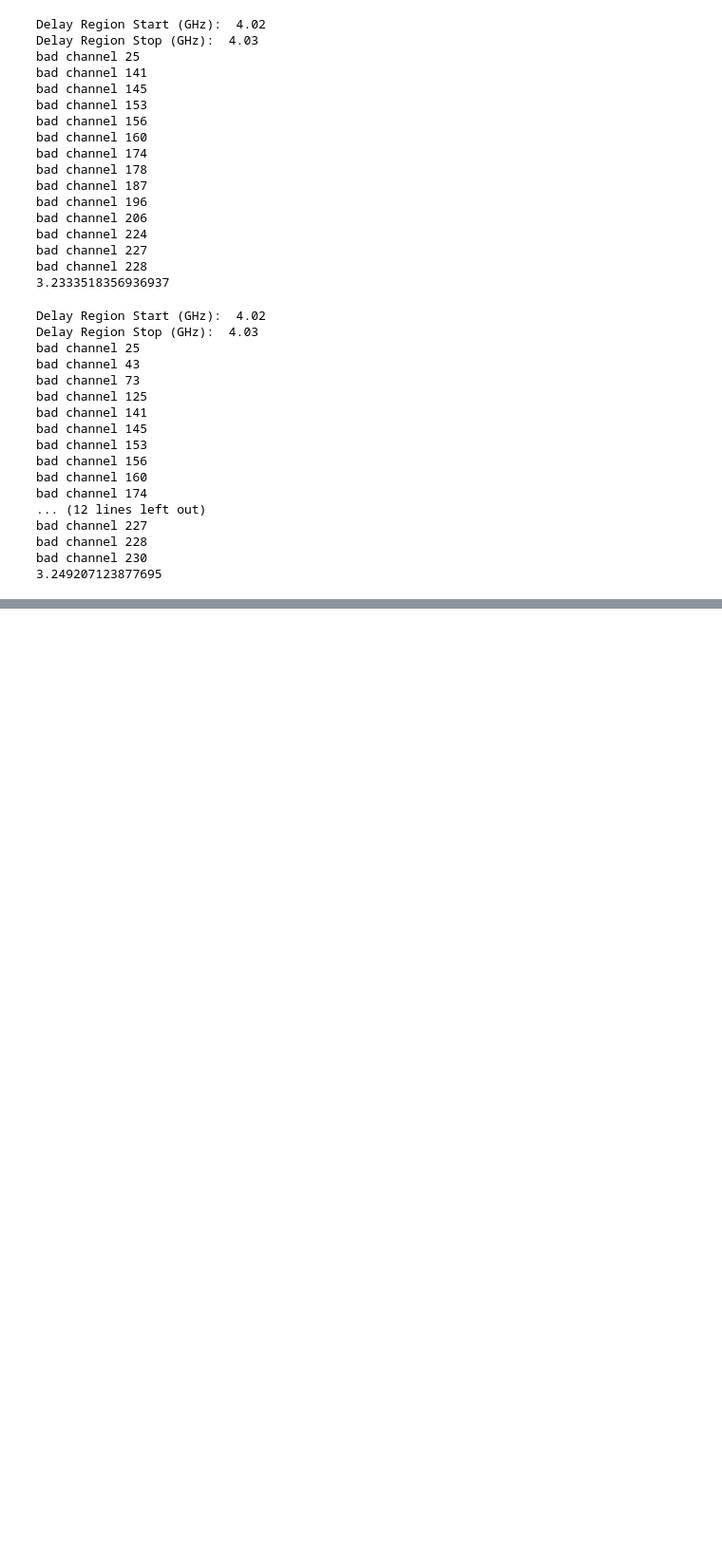
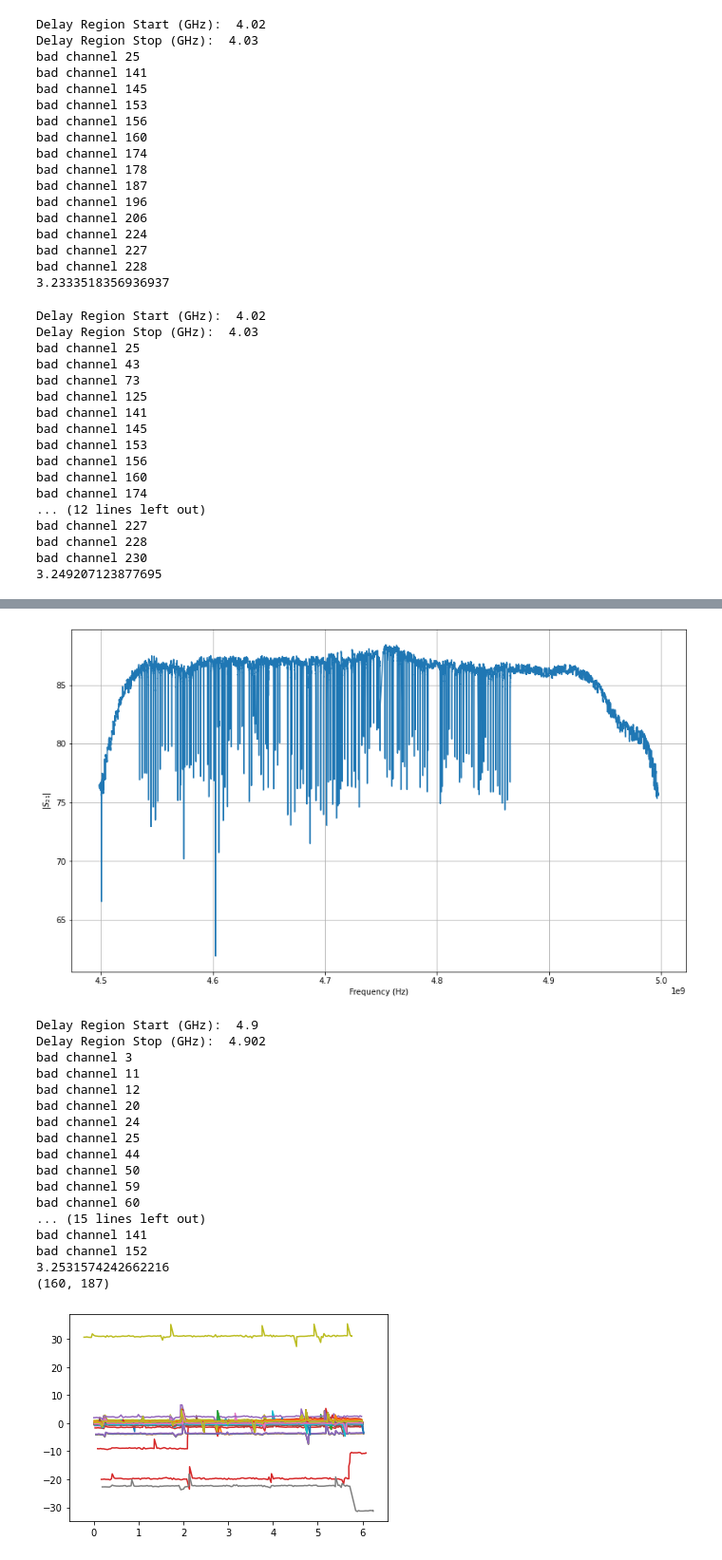
Before and after one commit to withersm/readout, a Jupyter notebook: jupyter_notebooks/data_view.ipynb, the cells around one changed output, grey strips where cells are left out. Shown at 95% size. Saved outputs shown, nothing was run; the diff lists cells and outputs as text; code cells hidden in the pictures; blank space fills up the shorter version.

```diff
--- a/jupyter_notebooks/data_view.ipynb
+++ b/jupyter_notebooks/data_view.ipynb
@@ -181,0 +279,30 @@ for ch in [15,16,17,18,19]:#range(result_ts_4['demod data'].shape[0]):
+# %%
+#4.75 GHz, ASU 11
+
+test_iv = 'toneinit_fcenter_4750.0_20240206161036_t_20240206163646'
+
+result = dm.full_iv_process(test_iv,f_sawtooth=15,iv_path = '/home/matt/alicpt_data/IV_data', plot=None)
+
+%matplotlib inline
+for ch in range(result['Ites'].shape[0]):
+    plt.plot(result['Vtes'][ch], result['Ites'][ch])
+# %% [output]
+[figure, added]
+Delay Region Start (GHz):  4.9
+Delay Region Stop (GHz):  4.902
+bad channel 3
+bad channel 11
+bad channel 12
+bad channel 20
+bad channel 24
+bad channel 25
+bad channel 44
+bad channel 50
+bad channel 59
+bad channel 60
+... (15 lines left out)
+bad channel 141
+bad channel 152
+3.2531574242662216
+(160, 187)
+[figure, added]
```
Also changed, not shown: parts of 31 cells of this notebook.
